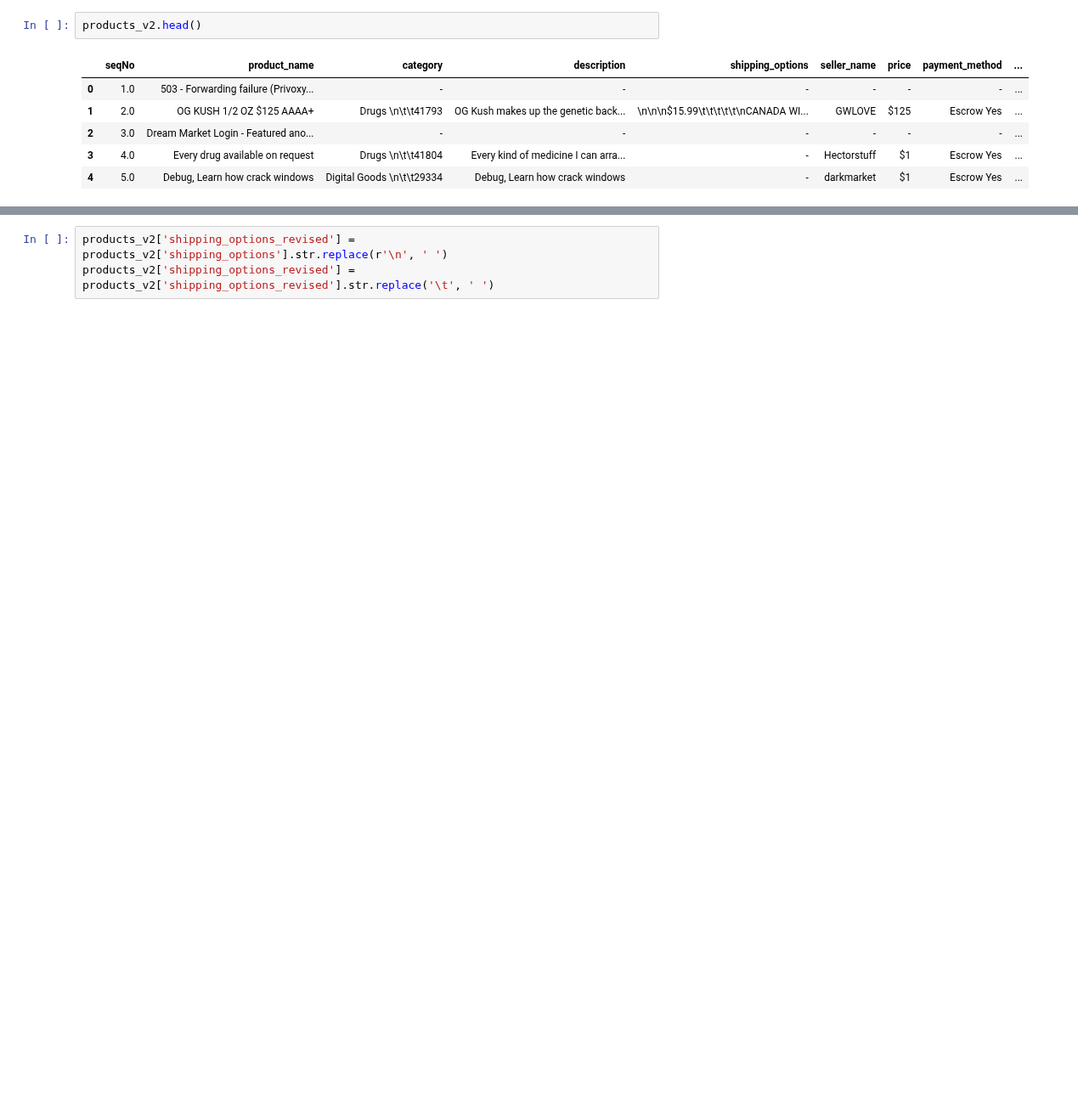
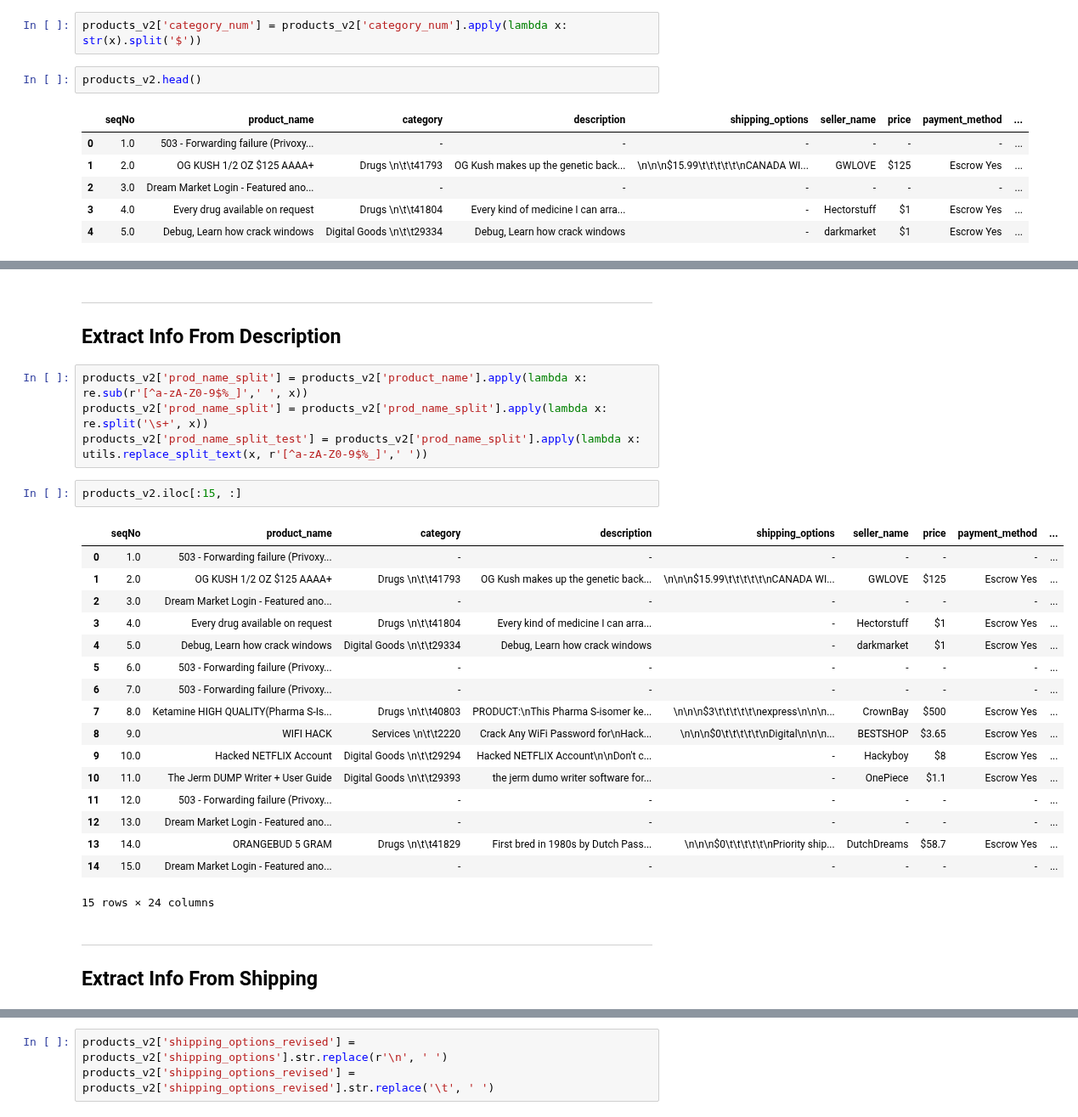
Before and after one commit to Morgan-Sell/darknet-economics, a Jupyter notebook: data_process_feat_eng.ipynb, the cells around one changed output, grey strips where cells are left out. Shown at 85% size. Cells and saved outputs as stored; diff of their text form; blank space fills up the shorter version.

Commit message:
chore(): Extraploating features from text columns, e.g. product_name, description, and shipping_options.

```diff
--- a/data_process_feat_eng.ipynb
+++ b/data_process_feat_eng.ipynb
@@ -77,6 +77,8 @@ products_v2['category_str'] = products_v2['category_str'].apply(lambda x: utils.
 products_v2['category_num'] = products_v2['category_revised'].str.findall(r'[0-9 ]')
 products_v2['category_num'] = products_v2['category_num'].apply(lambda x: ''.join(x).replace(' ', ''))
 products_v2['category_num'] = products_v2['category_num'].apply(lambda x: utils.replace_empty_cell_with_nan(x))
+# %%
+products_v2['category_num'] = products_v2['category_num'].apply(lambda x: str(x).split('$'))
 # %%
 products_v2.head()
 # %% [output]
@@ -88,0 +104,30 @@ products_v2.head()
+# %% [markdown]
+---
+## Extract Info From Description
+# %%
+products_v2['prod_name_split'] = products_v2['product_name'].apply(lambda x: re.sub(r'[^a-zA-Z0-9$%_]',' ', x))
+products_v2['prod_name_split'] = products_v2['prod_name_split'].apply(lambda x: re.split('\s+', x))
+products_v2['prod_name_split_test'] = products_v2['prod_name_split'].apply(lambda x: utils.replace_split_text(x, r'[^a-zA-Z0-9$%_]',' '))
+# %%
+products_v2.iloc[:15, :]
+# %% [output]
+|  | seqNo | product_name | category | description | shipping_options | seller_name | price | payment_method | ... |
+| 0 | 1.0 | 503 - Forwarding failure (Privoxy... | - | - | - | - | - | - | ... |
+| 1 | 2.0 | OG KUSH 1/2 OZ $125 AAAA+ | Drugs \n\t\t41793 | OG Kush makes up the genetic back... | \n\n\n$15.99\t\t\t\t\t\nCANADA WI... | GWLOVE | $125 | Escrow Yes | ... |
+| 2 | 3.0 | Dream Market Login - Featured ano... | - | - | - | - | - | - | ... |
+| 3 | 4.0 | Every drug available on request | Drugs \n\t\t41804 | Every kind of medicine I can arra... | - | Hectorstuff | $1 | Escrow Yes | ... |
+| 4 | 5.0 | Debug, Learn how crack windows | Digital Goods \n\t\t29334 | Debug, Learn how crack windows | - | darkmarket | $1 | Escrow Yes | ... |
+| 5 | 6.0 | 503 - Forwarding failure (Privoxy... | - | - | - | - | - | - | ... |
+| 6 | 7.0 | 503 - Forwarding failure (Privoxy... | - | - | - | - | - | - | ... |
+| 7 | 8.0 | Ketamine HIGH QUALITY(Pharma S-Is... | Drugs \n\t\t40803 | PRODUCT:\nThis Pharma S-isomer ke... | \n\n\n$3\t\t\t\t\t\nexpress\n\n\n... | CrownBay | $500 | Escrow Yes | ... |
+| 8 | 9.0 | WIFI HACK | Services \n\t\t2220 | Crack Any WiFi Password for\nHack... | \n\n\n$0\t\t\t\t\t\nDigital\n\n\n... | BESTSHOP | $3.65 | Escrow Yes | ... |
+| 9 | 10.0 | Hacked NETFLIX Account | Digital Goods \n\t\t29294 | Hacked NETFLIX Account\n\nDon't c... | - | Hackyboy | $8 | Escrow Yes | ... |
+| 10 | 11.0 | The Jerm DUMP Writer + User Guide | Digital Goods \n\t\t29393 | the jerm dumo writer software for... | - | OnePiece | $1.1 | Escrow Yes | ... |
+| 11 | 12.0 | 503 - Forwarding failure (Privoxy... | - | - | - | - | - | - | ... |
+| 12 | 13.0 | Dream Market Login - Featured ano... | - | - | - | - | - | - | ... |
+| 13 | 14.0 | ORANGEBUD 5 GRAM | Drugs \n\t\t41829 | First bred in 1980s by Dutch Pass... | \n\n\n$0\t\t\t\t\t\nPriority ship... | DutchDreams | $58.7 | Escrow Yes | ... |
+| 14 | 15.0 | Dream Market Login - Featured ano... | - | - | - | - | - | - | ... |
+15 rows × 24 columns
+# %% [markdown]
+---
+## Extract Info From Shipping
```
Also changed, not shown: parts of 9 cells of this notebook, 1 other file.
